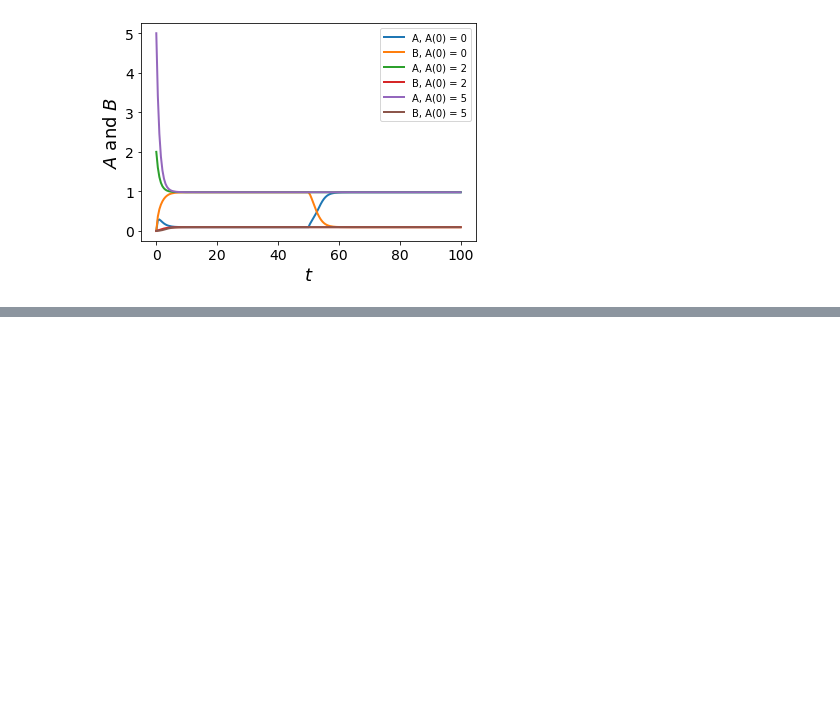
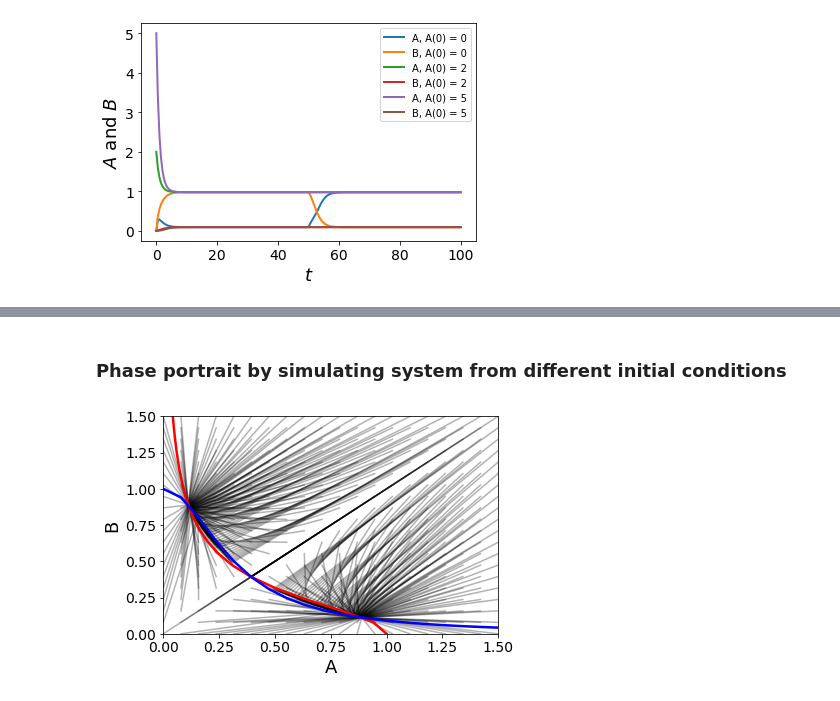
Before and after one commit to BioSysDesign/E164, a Jupyter notebook: reading/week5_feedback_systems.ipynb, the cells around one changed output, grey strips where cells are left out. Cells and saved outputs as stored; diff of their text form; code cells hidden in the pictures; blank space fills up the shorter version.

Commit message:
update feedback systems ipynb and pdf

```diff
--- a/reading/week5_feedback_systems.ipynb
+++ b/reading/week5_feedback_systems.ipynb
@@ -233,0 +347,39 @@ ax.legend();
+# %% [markdown]
+### Phase portrait by simulating system from different initial conditions
+# %%
+beta = 1
+gamma = 1
+K_d1 = 1
+K_d2 = 1
+K = np.sqrt(0.1)
+n = 2
+u1 = 0
+u2 = 0
+K_A = K*(1 + u1/K_d1)
+K_B = K*(1 + u2/K_d2)
+
+fig, ax = plt.subplots()
+b_val = np.linspace(0,1.5,20)
+a_val = np.linspace(0,1.5,20)
+timepoints_pp = np.linspace(0,200,20)
+for i, a_i in enumerate(a_val):
+    for j, b_i in enumerate(b_val):
+        solutions = odeint(func = toggle_switch,
+                           y0 = np.array([a_i, b_i]),
+                           t = timepoints_pp,
+                           args = (beta, gamma, K, K_d1,
+                                   K_d2, n, u1, u2))
+        ax.plot(solutions[:,0], solutions[:,1], 'k',
+                alpha = 0.3)
+
+ax.plot(beta/(gamma*(1 + (b_val/K_B)**n)), b_val, 'r',
+        lw = 2.5, label = '$\dot{A} = 0$')
+ax.plot(a_val, beta/(gamma*(1 + (a_val/K_A)**n)), 'b',
+        lw = 2.5, label = '$\dot{B} = 0$')
+ax.tick_params(labelsize = 14)
+ax.tick_params(labelsize = 14)
+ax.set_xlabel('A', fontsize = 18)
+ax.set_ylabel('B', fontsize = 18)
+ax.margins(x=0, y= 0)
+# %% [output]
+[figure, added]
```
Also changed, not shown: parts of 12 cells of this notebook, 1 other file.
